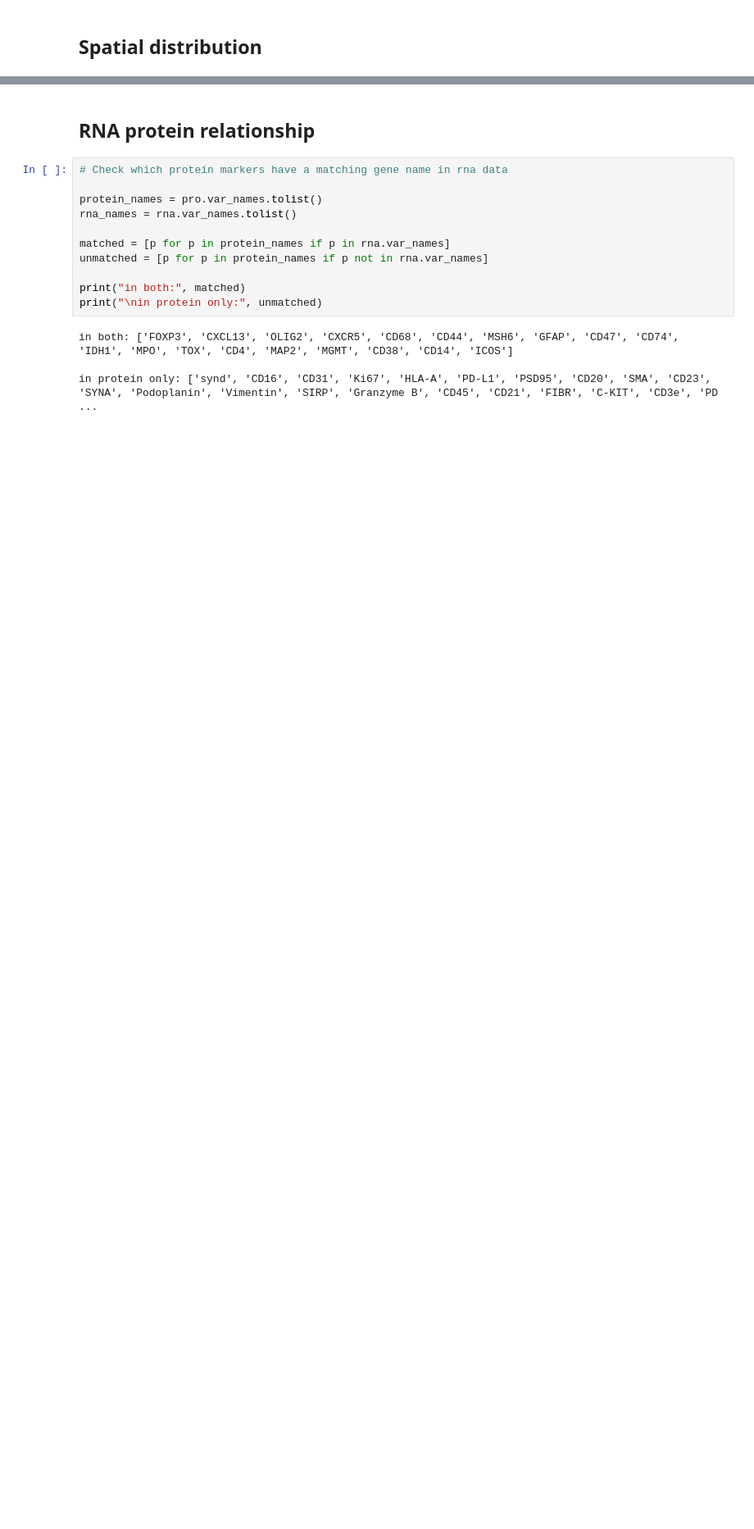
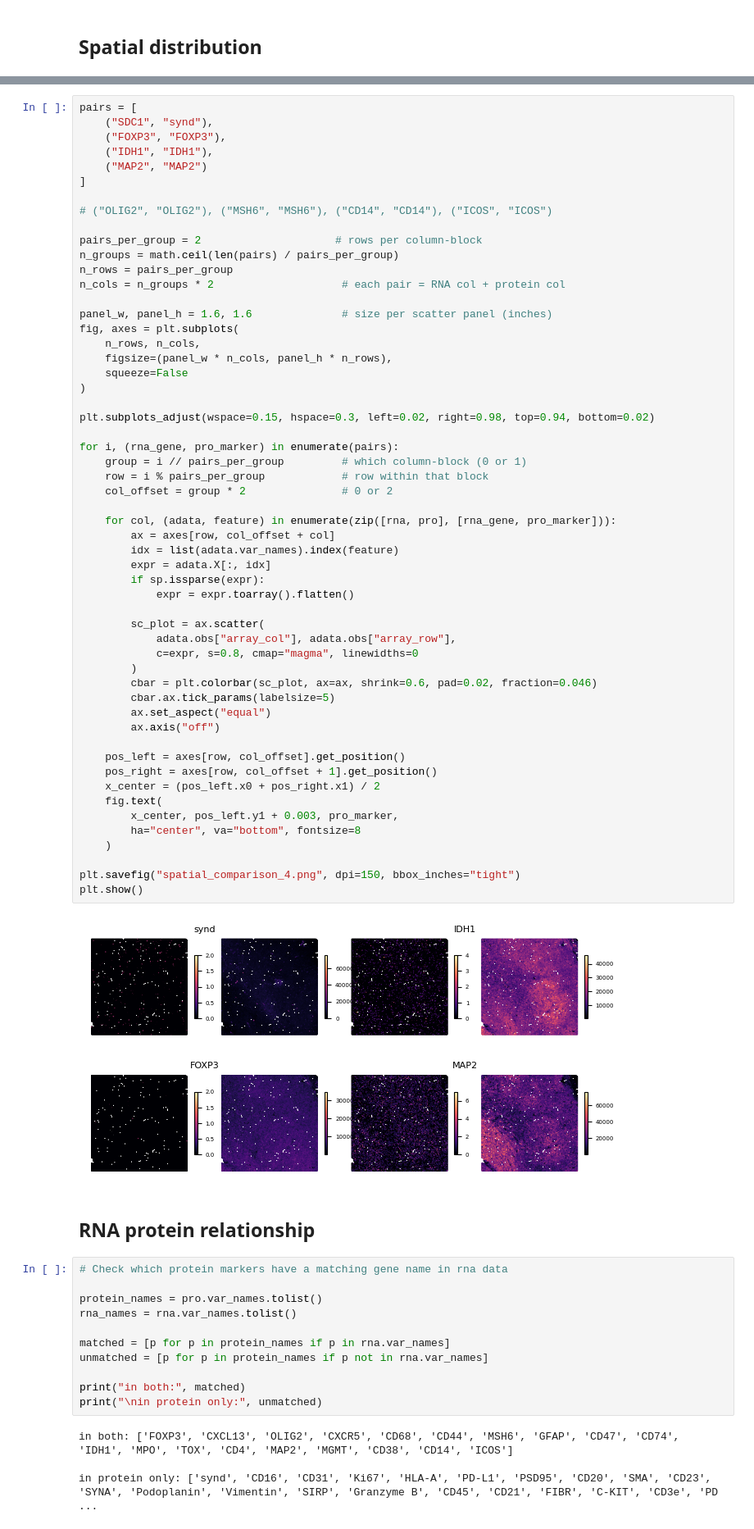
Before and after one commit to shreya-g3/team-37, a Jupyter notebook: EDA_emily/EDA.ipynb, the cells around one changed output, grey strips where cells are left out. Shown at 82% size. Cells and saved outputs as stored; diff of their text form; blank space fills up the shorter version.

```diff
--- a/EDA_emily/EDA.ipynb
+++ b/EDA_emily/EDA.ipynb
@@ -79,3 +50,60 @@ plot_side_by_side(rna, pro, "GFAP", "GFAP")
+# %%
+pairs = [
+    ("SDC1", "synd"),
+    ("FOXP3", "FOXP3"),
+    ("IDH1", "IDH1"),
+    ("MAP2", "MAP2")
+]
+
+# ("OLIG2", "OLIG2"), ("MSH6", "MSH6"), ("CD14", "CD14"), ("ICOS", "ICOS")
+
+pairs_per_group = 2                     # rows per column-block
+n_groups = math.ceil(len(pairs) / pairs_per_group)
+n_rows = pairs_per_group
+n_cols = n_groups * 2                    # each pair = RNA col + protein col
+
+panel_w, panel_h = 1.6, 1.6              # size per scatter panel (inches)
+fig, axes = plt.subplots(
+    n_rows, n_cols,
+    figsize=(panel_w * n_cols, panel_h * n_rows),
+    squeeze=False
+)
+
+plt.subplots_adjust(wspace=0.15, hspace=0.3, left=0.02, right=0.98, top=0.94, bottom=0.02)
+
+for i, (rna_gene, pro_marker) in enumerate(pairs):
+    group = i // pairs_per_group         # which column-block (0 or 1)
+    row = i % pairs_per_group            # row within that block
+    col_offset = group * 2               # 0 or 2
+
+    for col, (adata, feature) in enumerate(zip([rna, pro], [rna_gene, pro_marker])):
+        ax = axes[row, col_offset + col]
+        idx = list(adata.var_names).index(feature)
+        expr = adata.X[:, idx]
+        if sp.issparse(expr):
+            expr = expr.toarray().flatten()
+
+        sc_plot = ax.scatter(
+            adata.obs["array_col"], adata.obs["array_row"],
+            c=expr, s=0.8, cmap="magma", linewidths=0
+        )
+        cbar = plt.colorbar(sc_plot, ax=ax, shrink=0.6, pad=0.02, fraction=0.046)
+        cbar.ax.tick_params(labelsize=5)
+        ax.set_aspect("equal")
+        ax.axis("off")
+
+    pos_left = axes[row, col_offset].get_position()
+    pos_right = axes[row, col_offset + 1].get_position()
+    x_center = (pos_left.x0 + pos_right.x1) / 2
+    fig.text(
+        x_center, pos_left.y1 + 0.003, pro_marker,
+        ha="center", va="bottom", fontsize=8
+    )
+
+plt.savefig("spatial_comparison_4.png", dpi=150, bbox_inches="tight")
+plt.show()
+# %% [output]
+[figure, added]
 # %% [markdown]
 ## RNA protein relationship
 # %%
```
Also changed, not shown: parts of 16 cells of this notebook, 19 other files.
